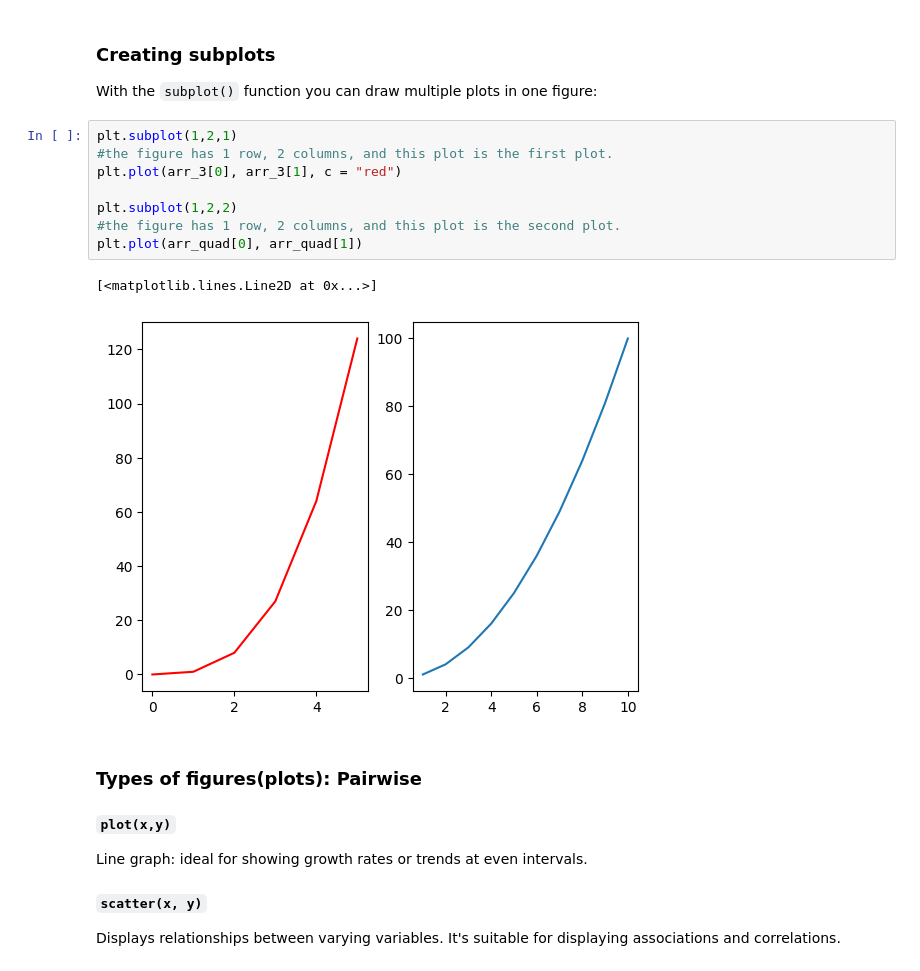
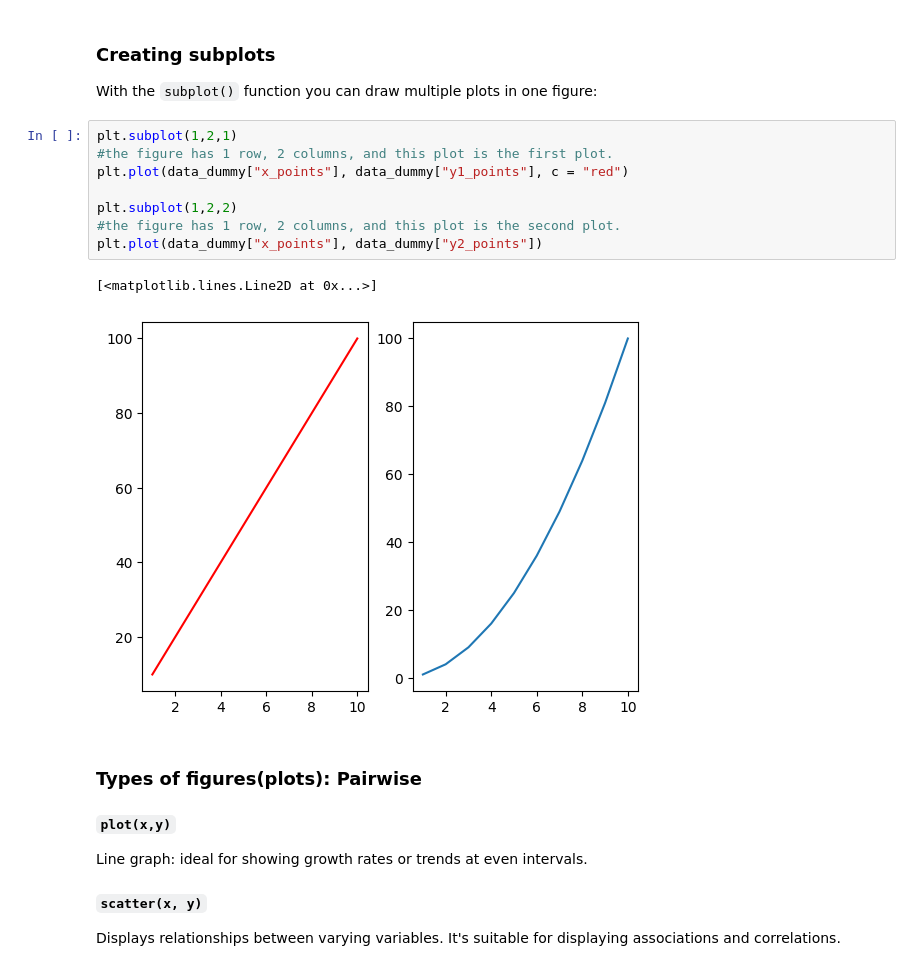
Before and after one commit to kimieta/Python-Data-Analysis, a Jupyter notebook: Data_Analysis_3.ipynb, the cells around one changed output. Drawn from its saved outputs; the diff is of its cells as text.

```diff
--- a/Data_Analysis_3.ipynb
+++ b/Data_Analysis_3.ipynb
@@ -47,14 +47,14 @@ With the `subplot()` function you can draw multiple plots in one figure:
 # %%
 plt.subplot(1,2,1)
 #the figure has 1 row, 2 columns, and this plot is the first plot.
-plt.plot(arr_3[0], arr_3[1], c = "red")
+plt.plot(data_dummy["x_points"], data_dummy["y1_points"], c = "red")
 
 plt.subplot(1,2,2)
 #the figure has 1 row, 2 columns, and this plot is the second plot.
-plt.plot(arr_quad[0], arr_quad[1])
+plt.plot(data_dummy["x_points"], data_dummy["y2_points"])
 # %% [output]
 [<matplotlib.lines.Line2D at 0x...>]
-[figure, old version]
+[figure, new version]
 # %% [markdown]
 ### Types of figures(plots): Pairwise
 
```
Also changed, not shown: parts of 4 cells of this notebook, 1 other file.
